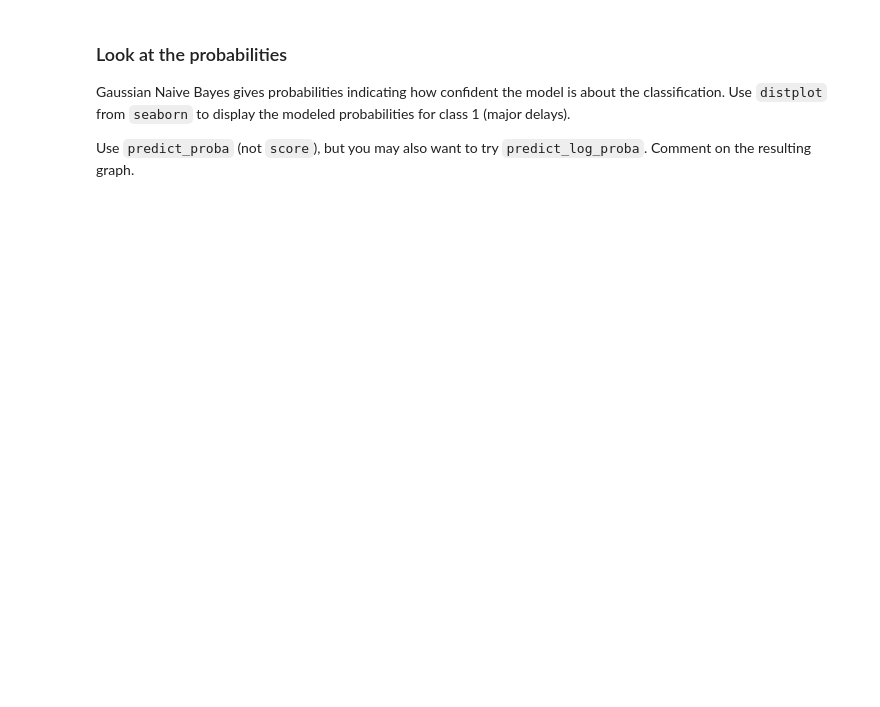
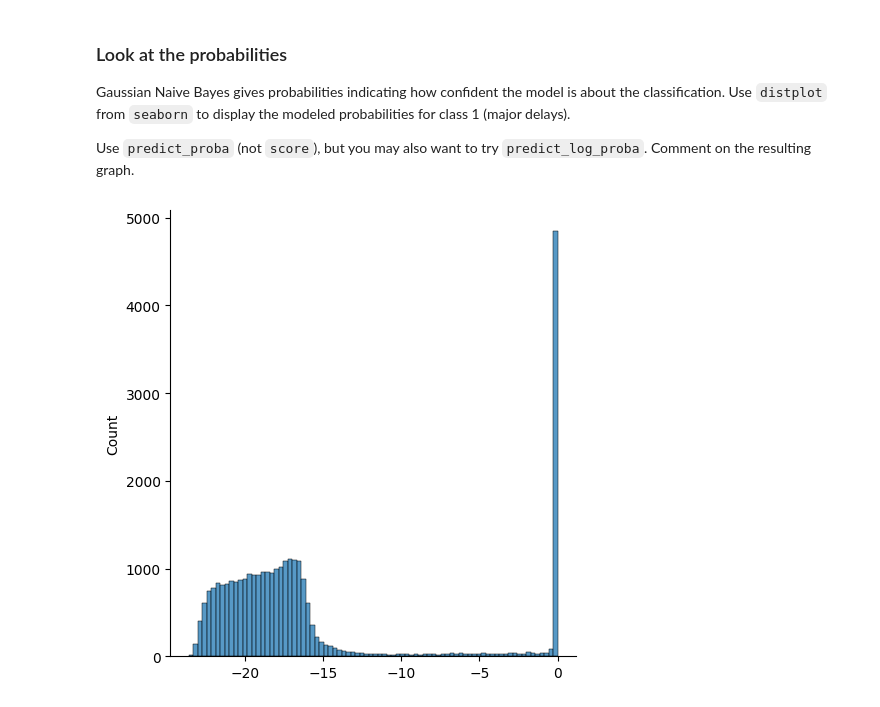
Before and after one commit to raj075/ML-Learning-Hub, a Jupyter notebook: Supervised classification/discriminative-and-generative-approaches--practical/practicals/generative_classifiers.ipynb, the cells around one changed output. Drawn from its saved outputs; the diff is of its cells as text; code cells hidden in the pictures; blank space fills up the shorter version.

```diff
--- a/Supervised classification/discriminative-and-generative-approaches--practical/practicals/generative_classifiers.ipynb
+++ b/Supervised classification/discriminative-and-generative-approaches--practical/practicals/generative_classifiers.ipynb
@@ -28,3 +47,13 @@ data = pd.read_csv("data/flights08.csv")
+# %%
+data.fillna({
+    'CarrierDelay': 0,
+    'WeatherDelay': 0,
+    'NASDelay': 0,
+    'SecurityDelay': 0,
+    'LateAircraftDelay': 0
+}, inplace=True)
+# %%
+data.drop(columns=['ArrDelay'],inplace=True)
 # %% [markdown]
 ### First look at the data
 Have a look at the data:
@@ -98,6 +156,8 @@ Next we split the data into training and testing sets.
 # %%
 from sklearn.model_selection import train_test_split
 # Your code here...
+
+X_train, X_test, y_train, y_test = train_test_split(data.drop(columns=['ArrDelay']), major_delay, test_size=0.3, random_state=5175, stratify=major_delay)
 # %% [markdown]
 ### Fit a basic Gaussian Naive Bayes model
 Create and fit a Gaussian Naive Bayes model to the training data:
@@ -105,3 +165,7 @@ Create and fit a Gaussian Naive Bayes model to the training data:
 from sklearn.naive_bayes import GaussianNB
 
 # Your code here...
+
+gnb = GaussianNB()
+
+gnb.fit(X_train, y_train)
@@ -121,0 +198,9 @@ Use `predict_proba` (not `score`), but you may also want to try `predict_log_pro
+# %%
+# Your code here...
+# Your code here...
+log_proba = gnb.predict_log_proba(X_test)
+
+sns.displot(log_proba[:, 1])
+plt.show()
+# %% [output]
+[figure, added]
```
Also changed, not shown: parts of 8 cells of this notebook, 1 other file.
